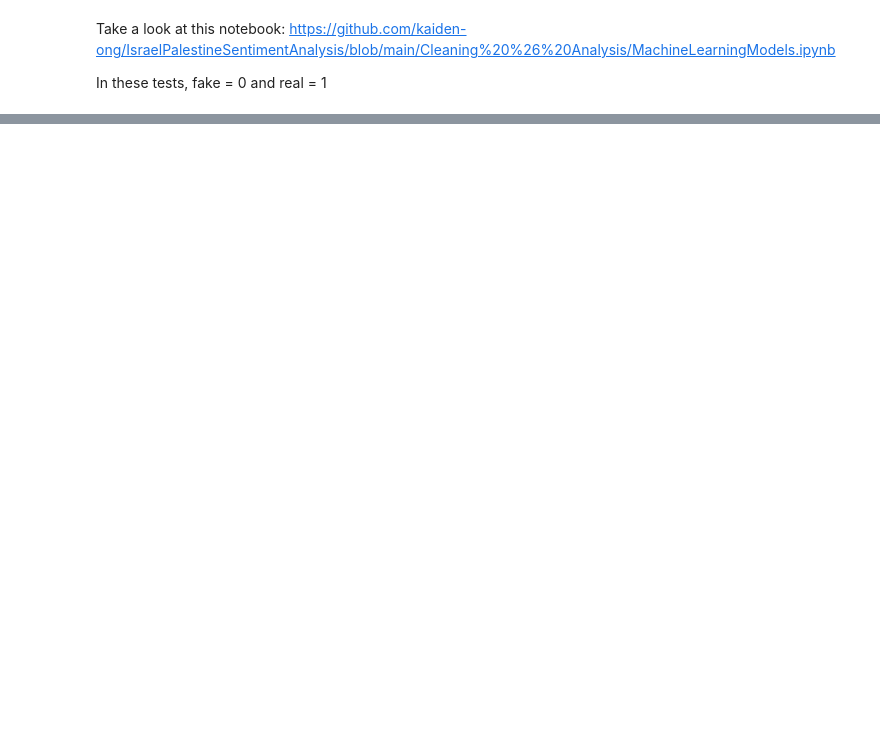
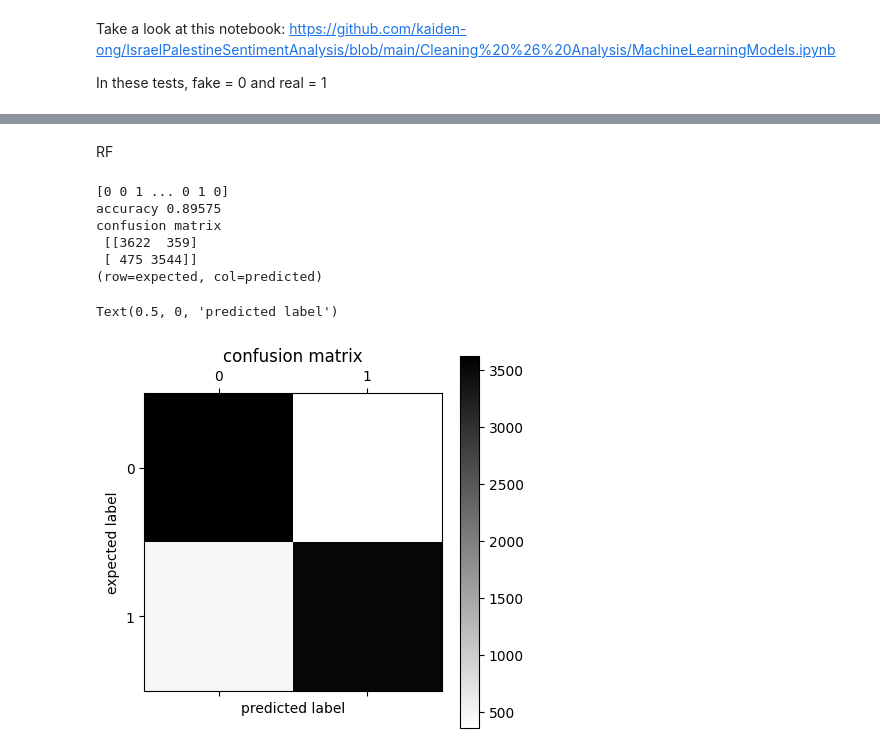
Before and after one commit to kaiden-ong/FactCheckAI, a Jupyter notebook: model_creation/models.ipynb, the cells around one changed output, grey strips where cells are left out. Saved outputs shown, nothing was run; the diff lists cells and outputs as text; code cells hidden in the pictures; blank space fills up the shorter version.

```diff
--- a/model_creation/models.ipynb
+++ b/model_creation/models.ipynb
@@ -218,0 +271,29 @@ Fake (0):
+# %% [markdown]
+RF
+# %%
+X_train, X_test, y_train, y_test = train_test_split(X_tfidf, y, test_size=0.2, random_state=42)
+# %%
+from sklearn.ensemble import RandomForestClassifier
+random_forest = RandomForestClassifier(max_depth=45, random_state=42, class_weight='balanced').fit(X_train, y_train)
+# %%
+y_pred_test = random_forest.predict(X_train)
+
+print (train_predictions)
+print ('accuracy', accuracy_score(y_train, train_predictions))
+print ('confusion matrix\n', confusion_matrix(y_train, train_predictions))
+print ('(row=expected, col=predicted)')
+
+plt.matshow(confusion_matrix(y_train, train_predictions), cmap=plt.cm.binary, interpolation='nearest')
+plt.title('confusion matrix')
+plt.colorbar()
+plt.ylabel('expected label')
+plt.xlabel('predicted label')
+# %% [output]
+[0 0 1 ... 0 1 0]
+accuracy 0.89575
+confusion matrix
+ [[3622  359]
+ [ 475 3544]]
+(row=expected, col=predicted)
+Text(0.5, 0, 'predicted label')
+[figure, added]
```
Also changed, not shown: parts of 30 cells of this notebook, 5 other files.
